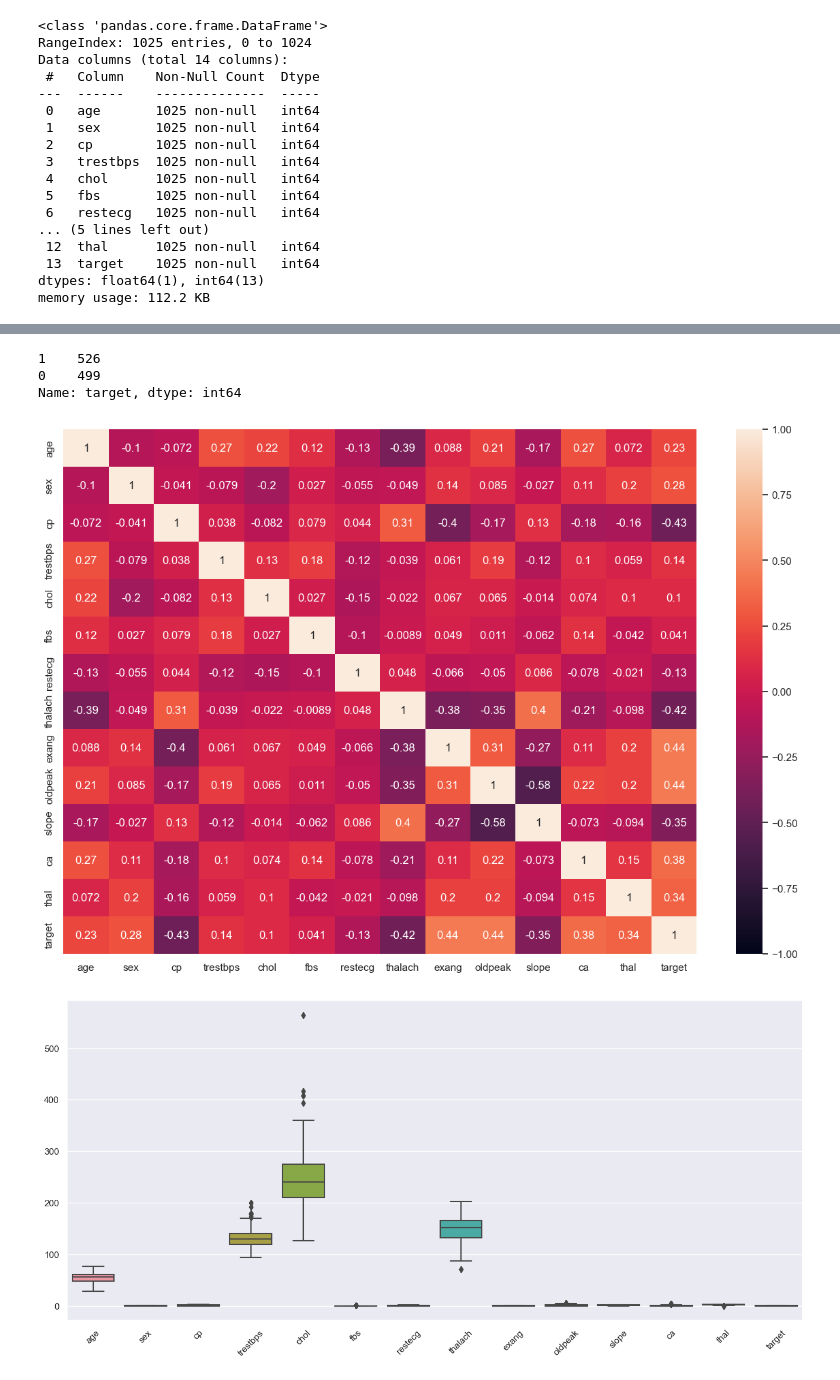
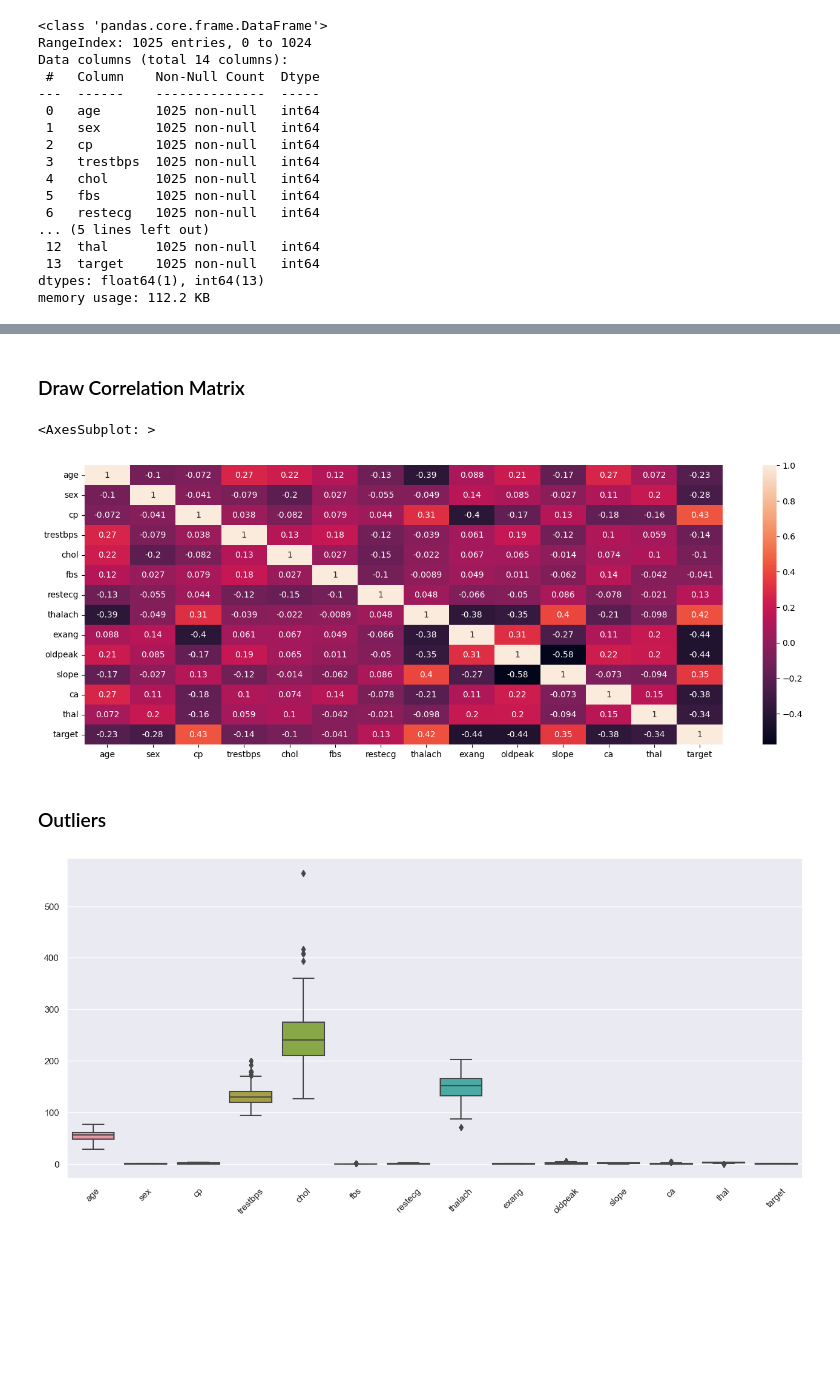
Before and after one commit to Suerima/Analysis-Heart-Disease, a Jupyter notebook: main.ipynb, the cells around one changed output, grey strips where cells are left out. Drawn from its saved outputs; the diff is of its cells as text; code cells hidden in the pictures; blank space fills up the shorter version.

```diff
--- a/main.ipynb
+++ b/main.ipynb
@@ -111,6 +140,0 @@ dtype: int64
-# %%
-data['target'].value_counts()
-# %% [output]
-1    526
-0    499
-Name: target, dtype: int64
@@ -119,13 +141,13 @@ data['target'] = data['target'].replace({0: 'Presence', 1: 'Absence'})
-# %%
-#check data korelasinya
-correlation = data.corr()
-fig, ax = plt.subplots(figsize=(15,10))
-ax = sns.heatmap(correlation, vmax=1, vmin=-1, annot=True)
-
-# show it
-plt.show()
-# %% [output]
-[figure, removed]
+# %% [markdown]
+### Draw Correlation Matrix
+# %%
+plt.figure (figsize=(17,6))
+sns.heatmap(data.corr(), annot=True)
+# %% [output]
+<AxesSubplot: >
+[figure, added]
+# %% [markdown]
+### Outliers
 # %%
 sns.set(style="darkgrid", palette="muted")
 fig, ax = plt.subplots(figsize=(16,7))
```
Also changed, not shown: parts of 118 cells of this notebook, 6 other files.
